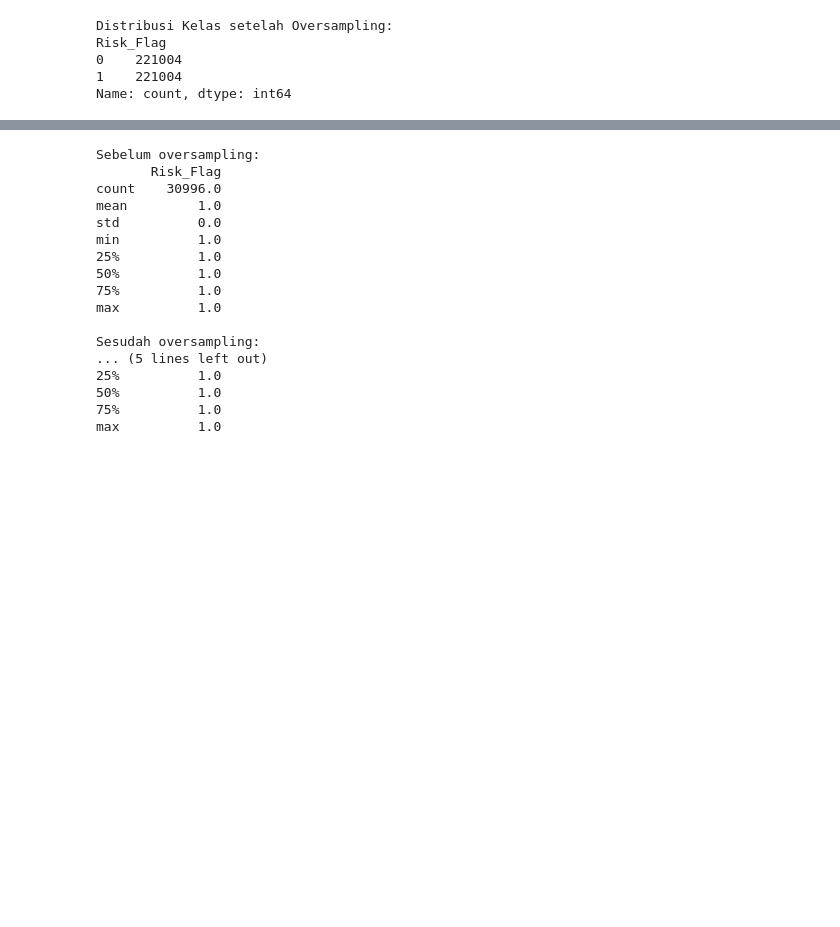
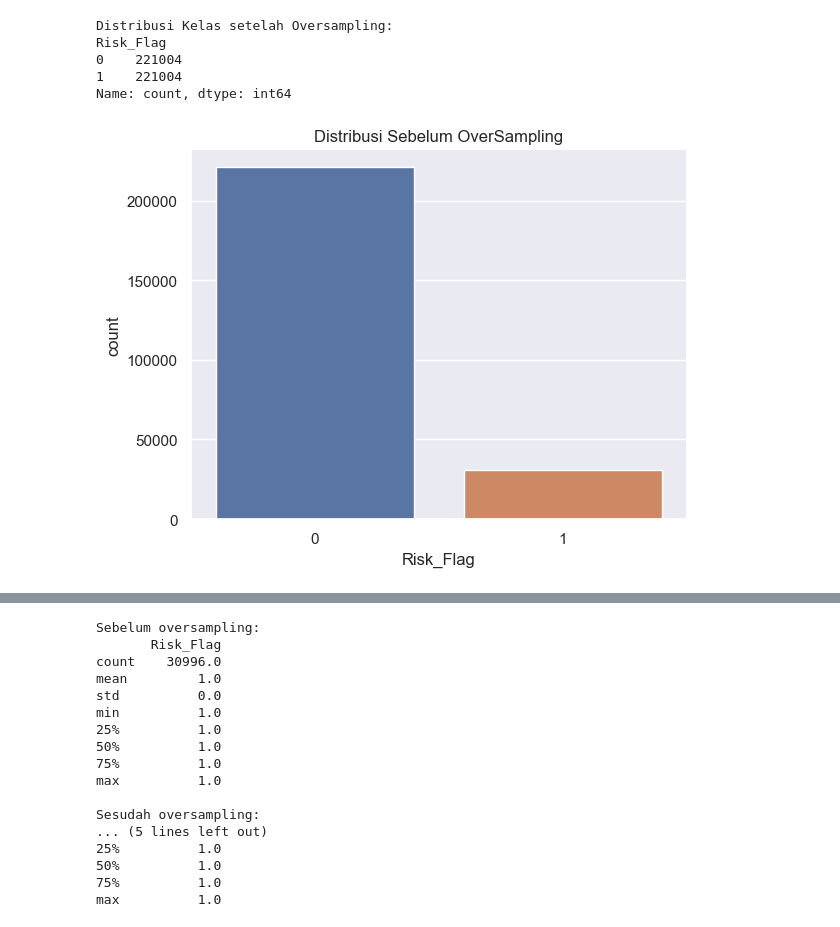
Before and after one commit to M-Fatoni/Loan-Prediction-Based-on-Customer-Behavior, a Jupyter notebook: Loan_Prediction.ipynb, the cells around one changed output, grey strips where cells are left out. Cells and saved outputs as stored; diff of their text form; code cells hidden in the pictures; blank space fills up the shorter version.

```diff
--- a/Loan_Prediction.ipynb
+++ b/Loan_Prediction.ipynb
@@ -973,3 +978,9 @@ Risk_Flag
 0    221004
 1    221004
 Name: count, dtype: int64
+# %%
+sns.countplot(x = 'Risk_Flag', data = df)
+plt.title('Distribusi Sebelum OverSampling')
+plt.show()
+# %% [output]
+[figure, added]
```
Also changed, not shown: parts of 38 cells of this notebook.
